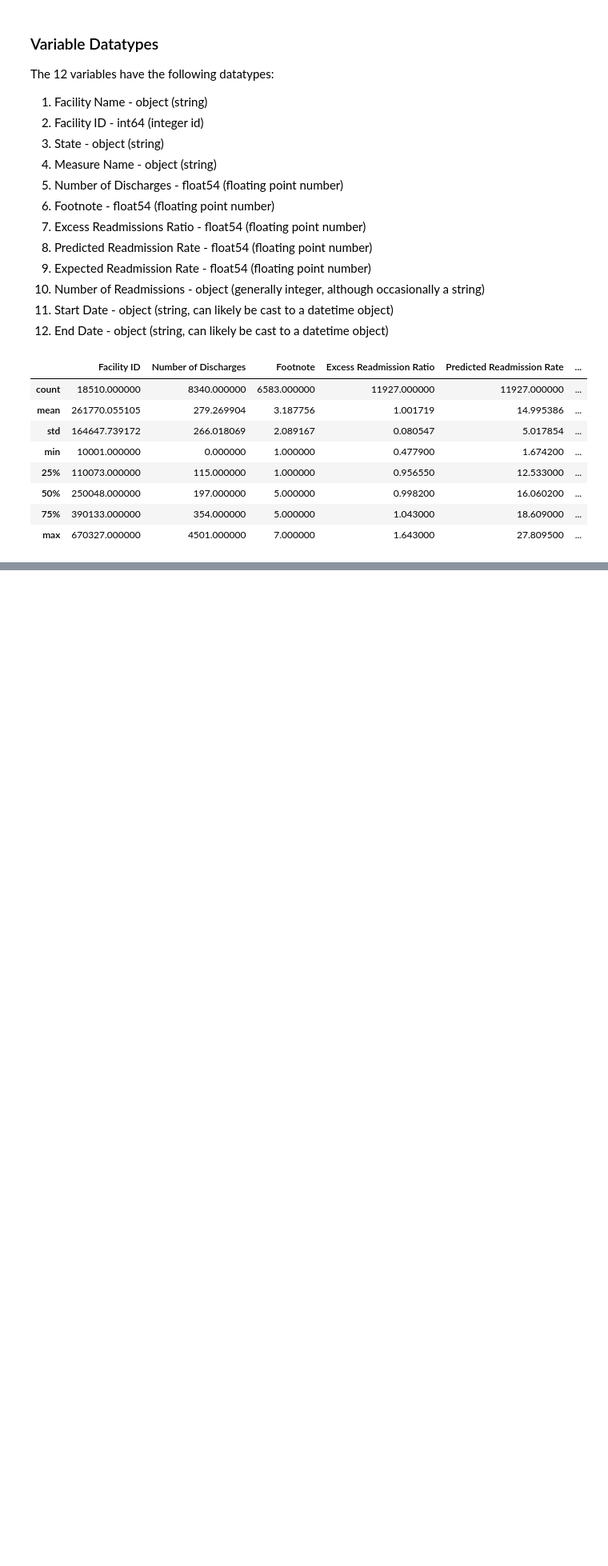
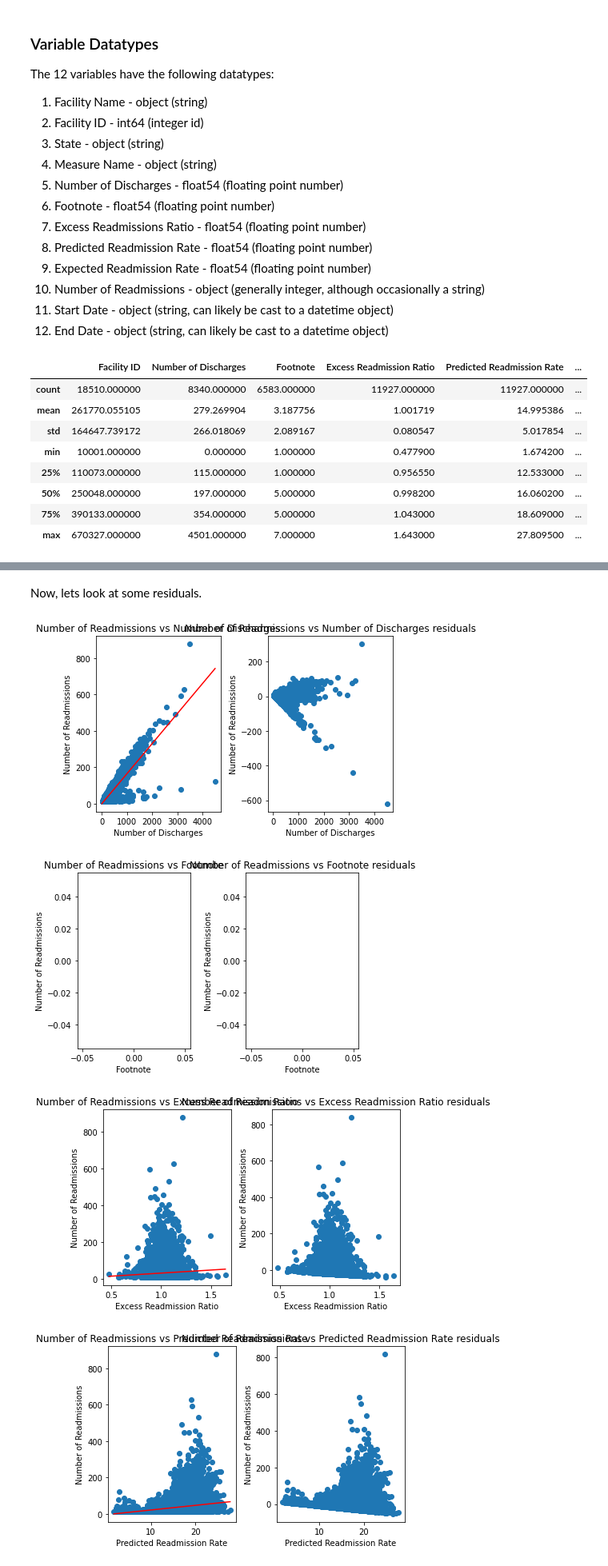
Before and after one commit to maliaedmonds/hospital-readmission-prediction, a Jupyter notebook: step_3_assessment.ipynb, the cells around one changed output, grey strips where cells are left out. Shown at 80% size. Cells and saved outputs as stored; diff of their text form; code cells hidden in the pictures; blank space fills up the shorter version.

```diff
--- a/step_3_assessment.ipynb
+++ b/step_3_assessment.ipynb
@@ -85,0 +95,53 @@ hospital_df.describe()
+# %% [markdown]
+Now, lets look at some residuals.
+# %%
+subset = ['Number of Discharges', 'Footnote', 'Excess Readmission Ratio', 'Predicted Readmission Rate', 'Expected Readmission Rate']
+
+def get_resid(X, Y):
+    n = len(X)
+    sum_x = np.sum(X)
+    sum_y = np.sum(Y)
+    sum_xy = np.sum(X * Y)
+    sum_x_squared = np.sum(X ** 2)
+
+    num = (n * sum_xy) - (sum_x * sum_y)
+    denom = (n * sum_x_squared) - (sum_x ** 2)
+
+    b_1 = num / denom
+    b_0 = (sum_y - (b_1 * sum_x)) / n
+
+    pred = (b_1 * X) + b_0
+
+    residuals = Y - pred
+
+    return b_1, b_0, residuals
+
+for predictor in subset:
+    b_1, b_0, residuals = get_resid(hospital_df[predictor], hospital_df['Number of Readmissions'])
+
+    plt.subplot(1, 2, 1)
+    plt.scatter( hospital_df[predictor], hospital_df['Number of Readmissions'])
+
+    # add regression line (y = b_0 + b_1 * x or y = mx + b)
+    x_vals = np.linspace(min(hospital_df[predictor]), max(hospital_df[predictor]), 100)
+    y_vals = b_0 + (b_1 * x_vals)
+    plt.plot(x_vals, y_vals, color='red')
+
+    plt.title(f'Number of Readmissions vs {predictor}')
+    plt.xlabel(predictor)
+    plt.ylabel('Number of Readmissions')
+
+    plt.subplot(1, 2, 2)
+    plt.scatter( hospital_df[predictor], residuals)
+    plt.title(f'Number of Readmissions vs {predictor} residuals')
+    plt.xlabel(predictor)
+    plt.ylabel('Number of Readmissions')
+
+    plt.tight_layout()
+
+    plt.show()
+# %% [output]
+[figure, added]
+[figure, added]
+[figure, added]
+[figure, added]
```
Also changed, not shown: parts of 5 cells of this notebook, 4 other files.
